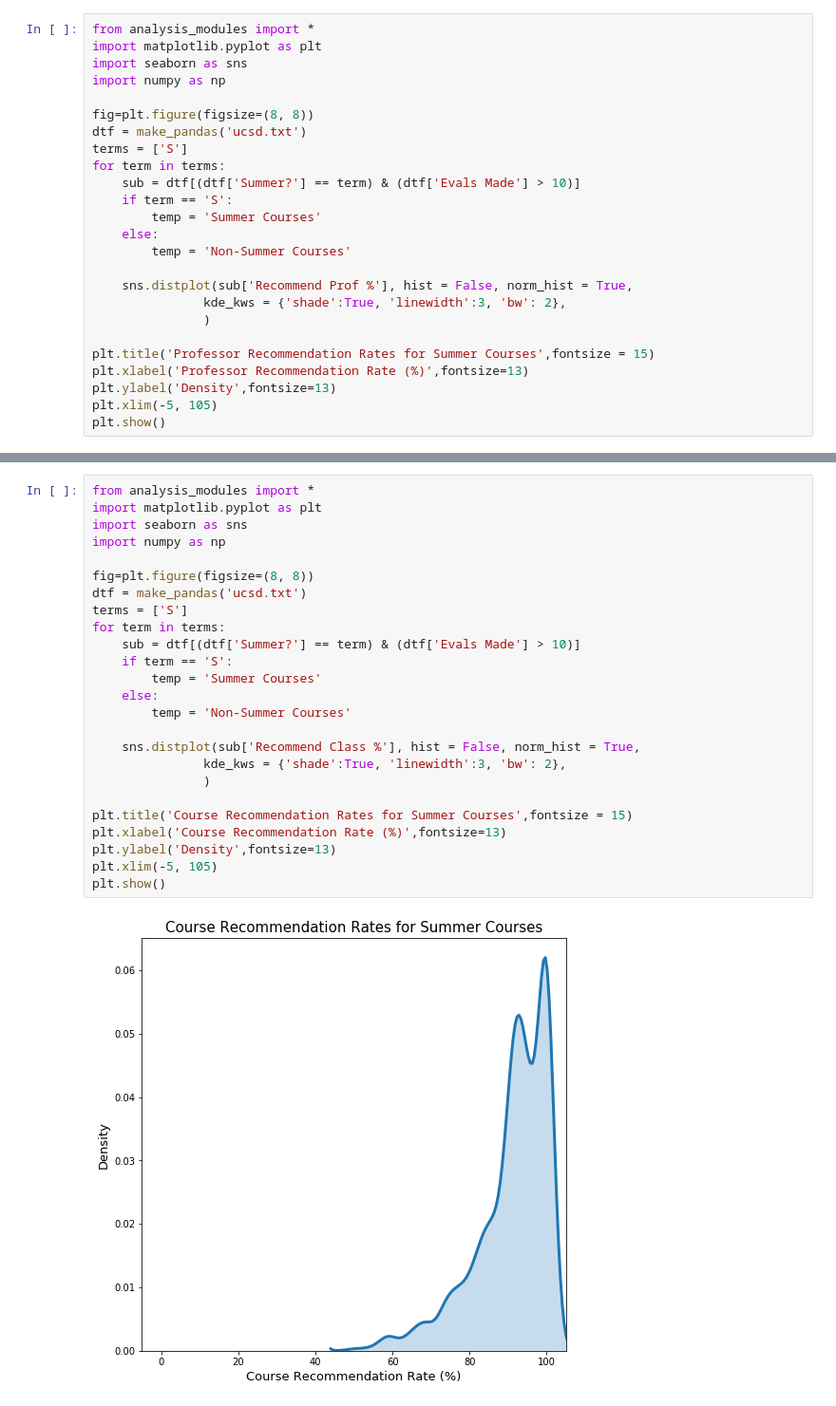
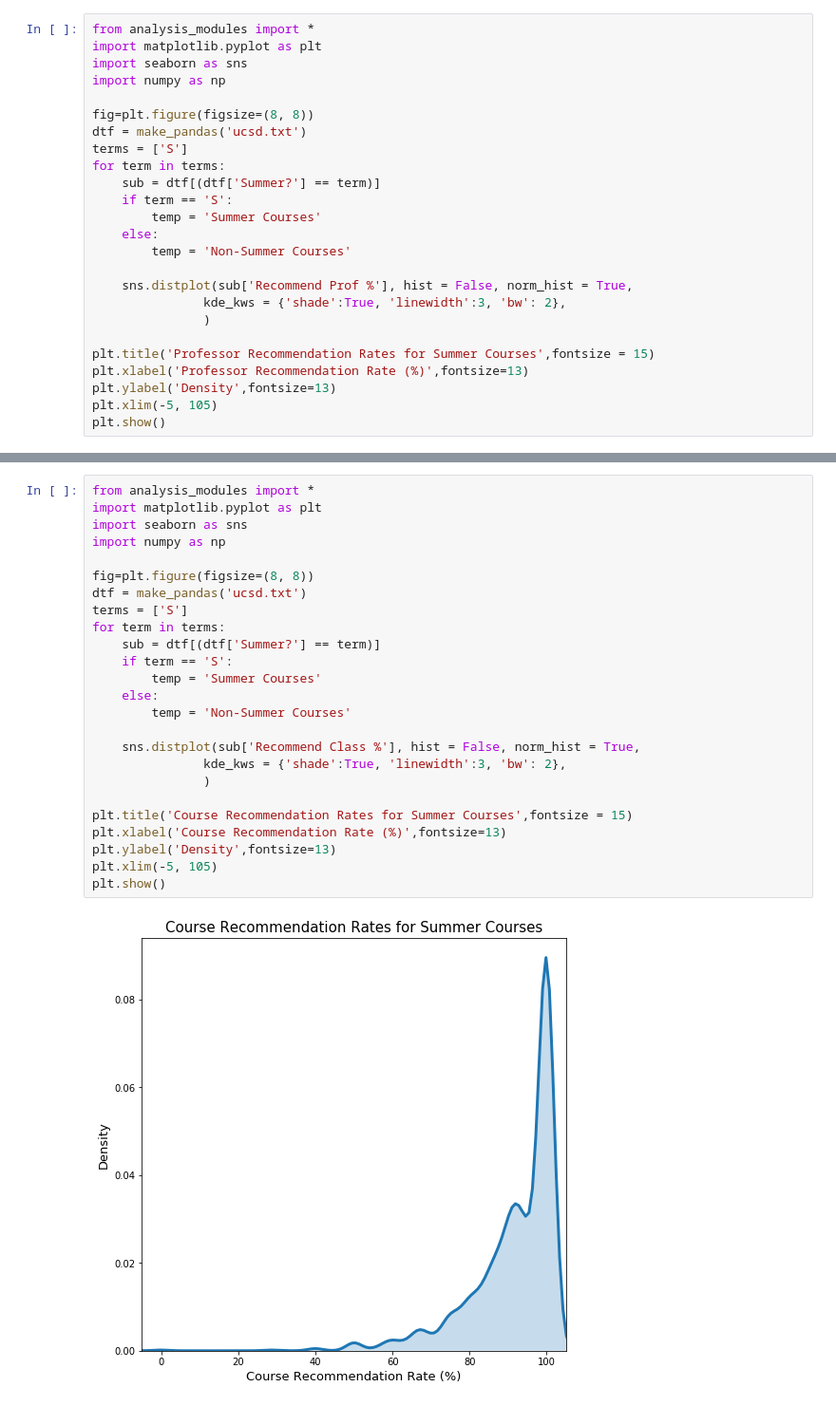
Before and after one commit to alexng1928/ECE143Team6, a Jupyter notebook: GPA Dist and Regression.ipynb, the cells around one changed output, grey strips where cells are left out. Shown at 95% size. Cells and saved outputs as stored; diff of their text form.

```diff
--- a/GPA Dist and Regression.ipynb
+++ b/GPA Dist and Regression.ipynb
@@ -157,7 +156,7 @@ fig=plt.figure(figsize=(8, 8))
 dtf = make_pandas('ucsd.txt')
 terms = ['S']
 for term in terms:
-    sub = dtf[(dtf['Summer?'] == term) & (dtf['Evals Made'] > 10)]
+    sub = dtf[(dtf['Summer?'] == term)]
     if term == 'S':
         temp = 'Summer Courses'
     else:
@@ -177,28 +176,28 @@ plt.show()
 # %%
 from analysis_modules import *
 import matplotlib.pyplot as plt
 import seaborn as sns
 import numpy as np
 
 fig=plt.figure(figsize=(8, 8))
 dtf = make_pandas('ucsd.txt')
 terms = ['S']
 for term in terms:
-    sub = dtf[(dtf['Summer?'] == term) & (dtf['Evals Made'] > 10)]
+    sub = dtf[(dtf['Summer?'] == term)]
     if term == 'S':
         temp = 'Summer Courses'
     else:
         temp = 'Non-Summer Courses'
 
     sns.distplot(sub['Recommend Class %'], hist = False, norm_hist = True,
                kde_kws = {'shade':True, 'linewidth':3, 'bw': 2},
                )
 
 plt.title('Course Recommendation Rates for Summer Courses',fontsize = 15)
 plt.xlabel('Course Recommendation Rate (%)',fontsize=13)
 plt.ylabel('Density',fontsize=13)
 plt.xlim(-5, 105)
 plt.show()
 # %% [output]
-[figure, old version]
+[figure, new version]
 # %%
```
Also changed, not shown: parts of 7 cells of this notebook.
